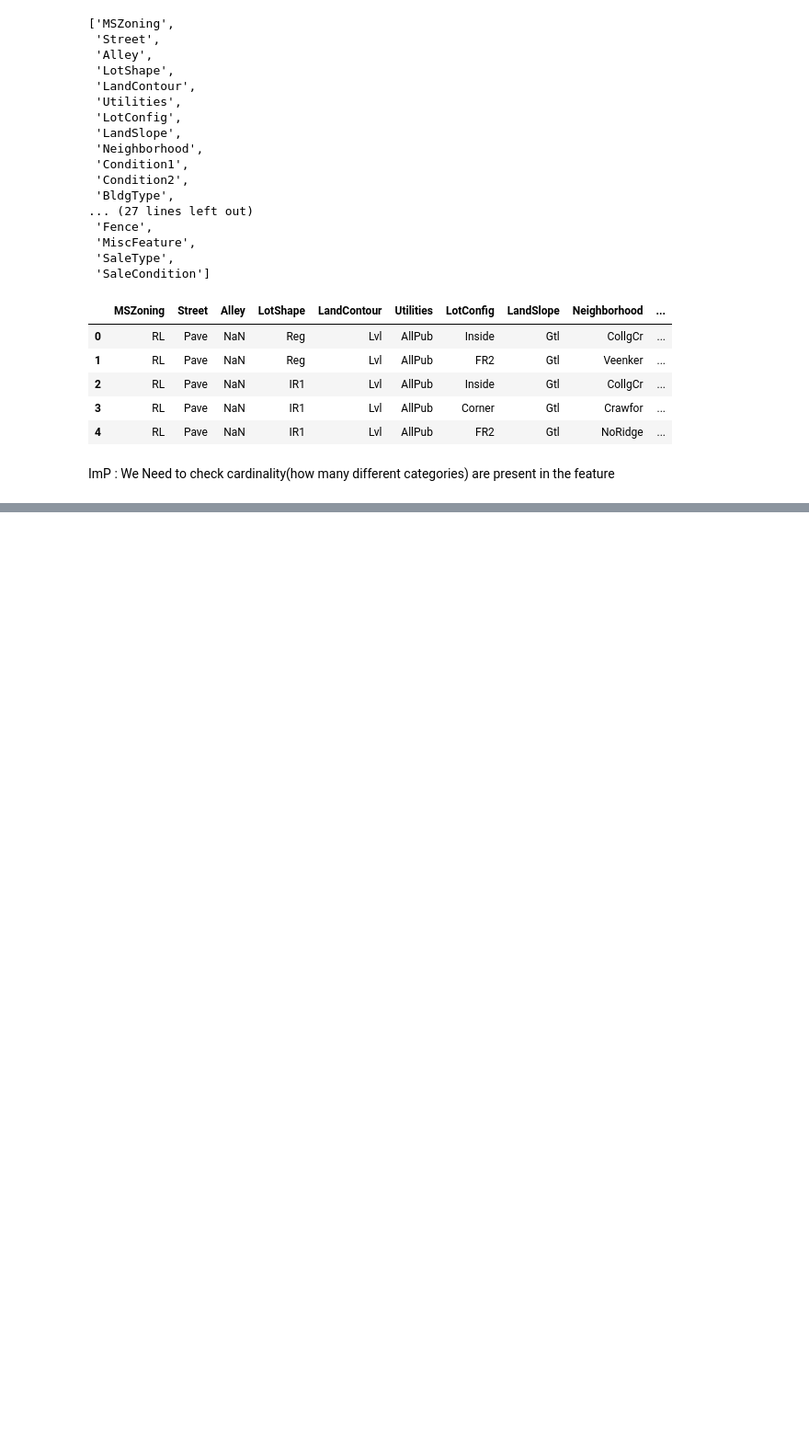
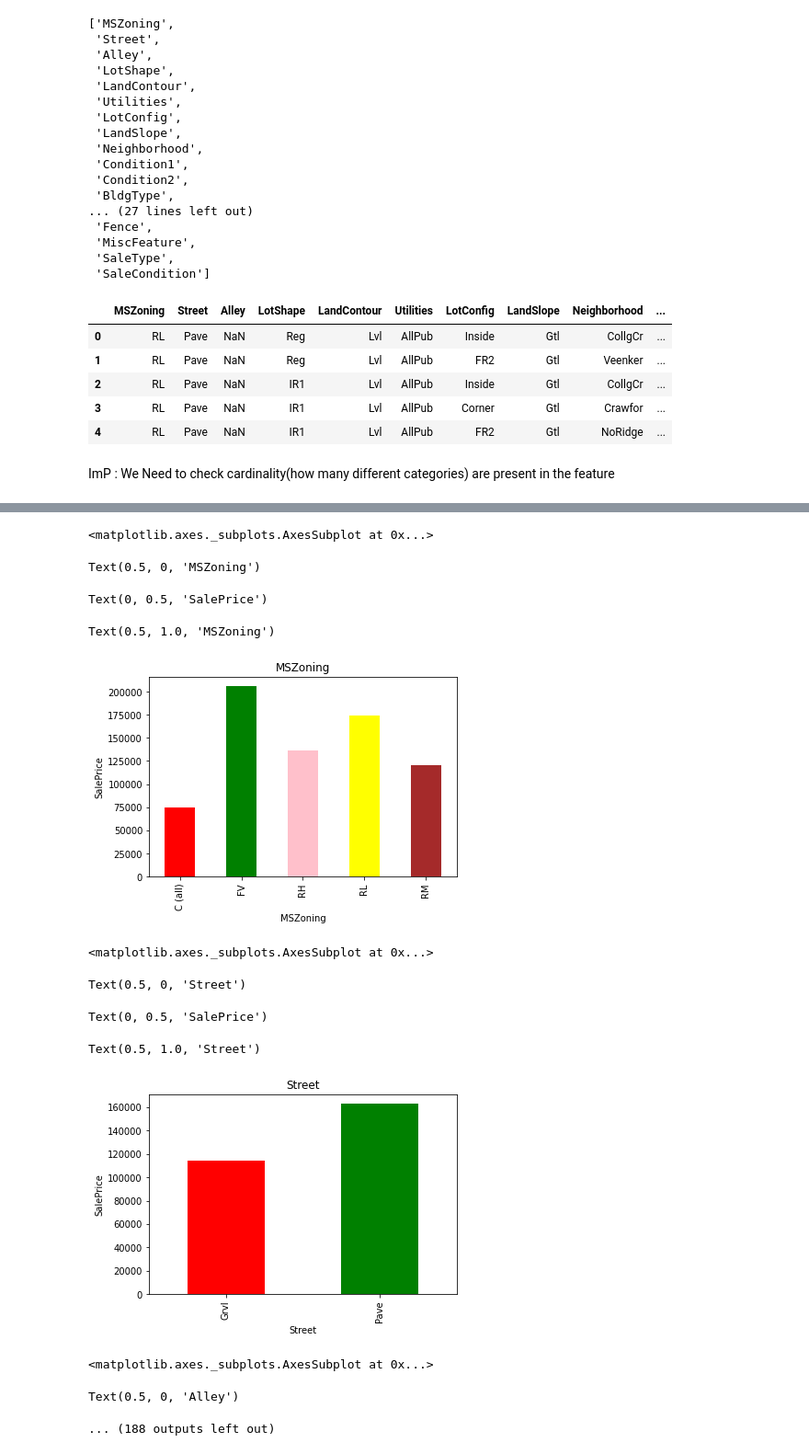
Before and after one commit to Pritesh-25/MachineLearning, a Jupyter notebook: AdvancedHousePrediction.ipynb, the cells around one changed output, grey strips where cells are left out. Shown at 92% size. Drawn from its saved outputs; the diff is of its cells as text; code cells hidden in the pictures; blank space fills up the shorter version.

```diff
--- a/AdvancedHousePrediction.ipynb
+++ b/AdvancedHousePrediction.ipynb
@@ -404,0 +402,4 @@ ImP : We Need to check cardinality(how many different categories) are present in
+# %%
+# Finding cardinality
+for feature in categorical_features:
+  print(f"The feature is {feature} and the number of categories are  {dataset[feature].unique()}, {len(dataset[feature].unique())}")
@@ -404,0 +424,23 @@ ImP : We Need to check cardinality(how many different categories) are present in
+# %%
+# finding relationship between categorial variable and dependent feature
+data =  dataset.copy()
+for feature in categorical_features:
+  data.groupby(feature)['SalePrice'].median().plot.bar(color=['red','green','pink','yellow','brown'])
+  plt.xlabel(feature)
+  plt.ylabel('SalePrice')
+  plt.title(feature)
+  plt.show()
+# %% [output]
+<matplotlib.axes._subplots.AxesSubplot at 0x...>
+Text(0.5, 0, 'MSZoning')
+Text(0, 0.5, 'SalePrice')
+Text(0.5, 1.0, 'MSZoning')
+[figure, added]
+<matplotlib.axes._subplots.AxesSubplot at 0x...>
+Text(0.5, 0, 'Street')
+Text(0, 0.5, 'SalePrice')
+Text(0.5, 1.0, 'Street')
+[figure, added]
+<matplotlib.axes._subplots.AxesSubplot at 0x...>
+Text(0.5, 0, 'Alley')
+... (188 outputs left out)
```
Also changed, not shown: parts of 3 cells of this notebook.
